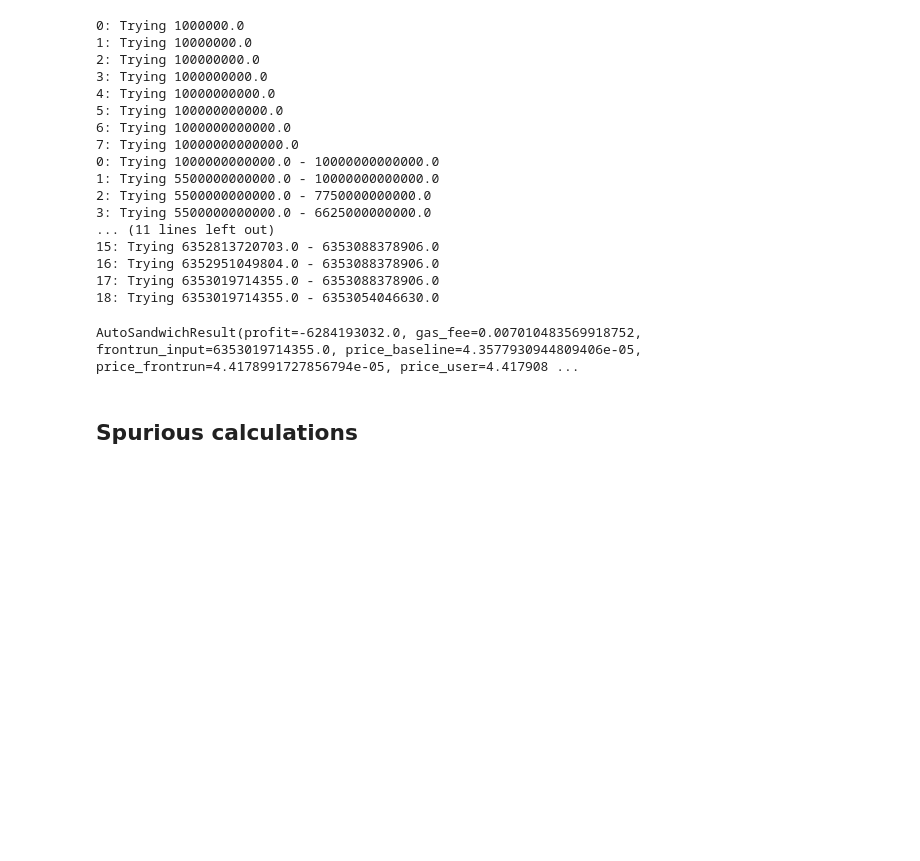
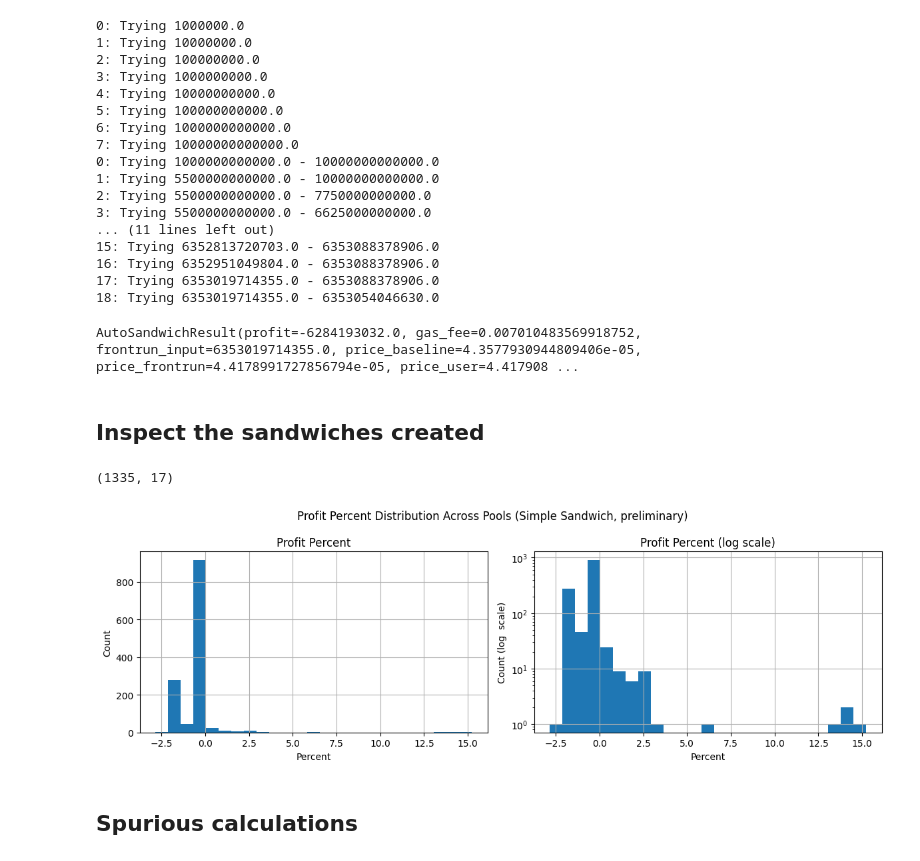
Before and after one commit to ankile/defi-measurement, a Jupyter notebook: experiments/calculate_simple_sandwich.ipynb, the cells around one changed output. Drawn from its saved outputs; the diff is of its cells as text; code cells hidden in the pictures; blank space fills up the shorter version.

```diff
--- a/experiments/calculate_simple_sandwich.ipynb
+++ b/experiments/calculate_simple_sandwich.ipynb
@@ -173,6 +173,48 @@ auto_sandwich_mev(
 17: Trying 6353019714355.0 - 6353088378906.0
 18: Trying 6353019714355.0 - 6353054046630.0
 AutoSandwichResult(profit=-6284193032.0, gas_fee=0.007010483569918752, frontrun_input=6353019714355.0, price_baseline=4.3577930944809406e-05, price_frontrun=4.4178991727856794e-05, price_user=4.417908 ...
+# %% [markdown]
+## Inspect the sandwiches created
+# %%
+engine = create_engine(postgres_uri_mp)
+
+sw = pd.read_sql_query(
+    """
+    SELECT * FROM simple_sandwiches
+    """,
+    engine,
+)
+
+sw.shape
+# %% [output]
+(1335, 17)
+# %%
+_, (ax1, ax2) = plt.subplots(1, 2, figsize=(12, 4), sharex=True)
+
+(sw.profit_percent * 100).hist(bins=25, ax=ax1)
+(sw.profit_percent * 100).hist(bins=25, ax=ax2);
+
+# Make log y axis
+ax2.set_yscale('log')
+
+# Set titles
+ax1.set_title('Profit Percent')
+ax2.set_title('Profit Percent (log scale)')
+
+# Set x labels
+ax1.set_xlabel('Percent')
+ax2.set_xlabel('Percent')
+
+# Set y labels
+ax1.set_ylabel('Count')
+ax2.set_ylabel('Count (log  scale)');
+
+# Subtitle
+plt.suptitle('Profit Percent Distribution Across Pools (Simple Sandwich, preliminary)');
+
+plt.tight_layout()
+# %% [output]
+[figure, added]
 # %% [markdown]
 ## Spurious calculations
 # %%
```
Also changed, not shown: parts of 6 cells of this notebook, 1 other file.
